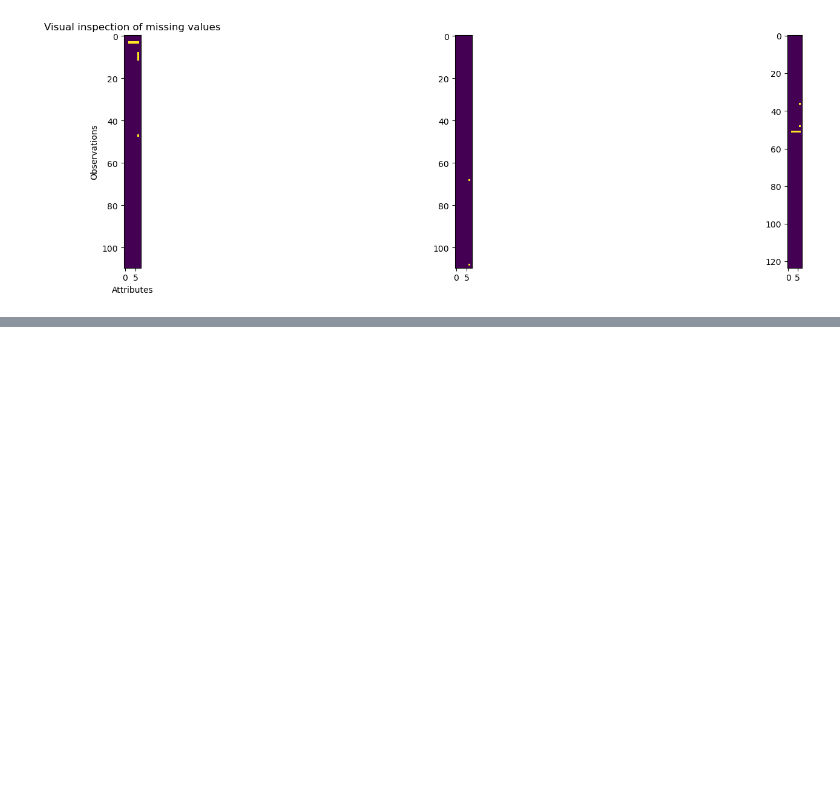
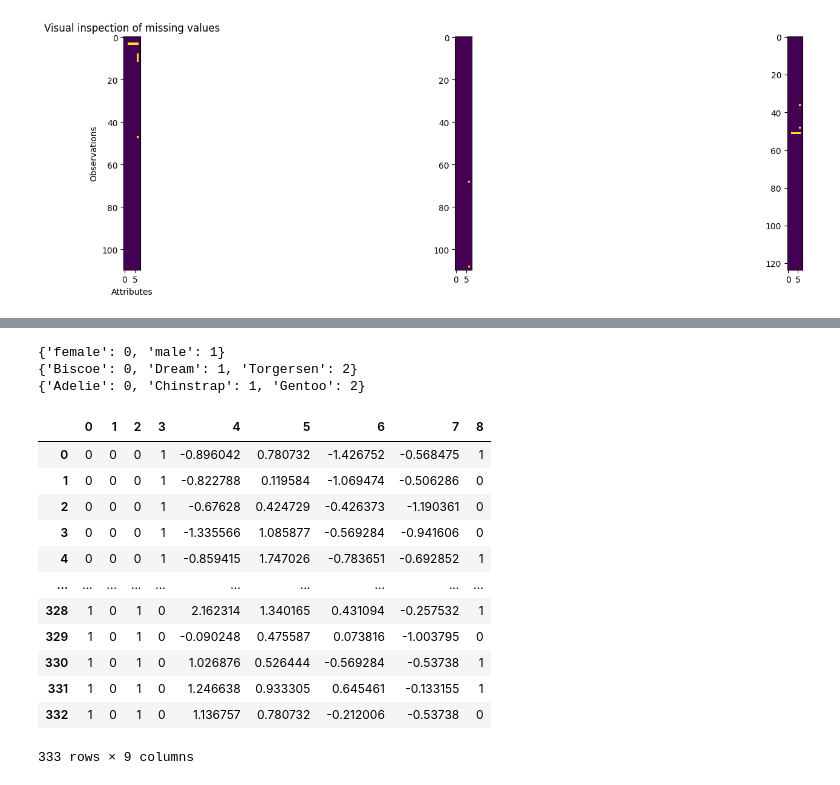
Before and after one commit to Brizzum/ML-reports, a Jupyter notebook: R1.ipynb, the cells around one changed output, grey strips where cells are left out. Saved outputs shown, nothing was run; the diff lists cells and outputs as text; code cells hidden in the pictures; blank space fills up the shorter version.

```diff
--- a/R1.ipynb
+++ b/R1.ipynb
@@ -154,0 +209,23 @@ array([[1, 0, 0, ..., 3750.0, 'male', 2007],
+# %%
+print(sexDict)
+print(islandDict)
+print(speciesDict)
+penguins = pd.DataFrame(X)
+penguins
+# %% [output]
+{'female': 0, 'male': 1}
+{'Biscoe': 0, 'Dream': 1, 'Torgersen': 2}
+{'Adelie': 0, 'Chinstrap': 1, 'Gentoo': 2}
+|  | 0 | 1 | 2 | 3 | 4 | 5 | 6 | 7 | 8 |
+| 0 | 0 | 0 | 0 | 1 | -0.896042 | 0.780732 | -1.426752 | -0.568475 | 1 |
+| 1 | 0 | 0 | 0 | 1 | -0.822788 | 0.119584 | -1.069474 | -0.506286 | 0 |
+| 2 | 0 | 0 | 0 | 1 | -0.67628 | 0.424729 | -0.426373 | -1.190361 | 0 |
+| 3 | 0 | 0 | 0 | 1 | -1.335566 | 1.085877 | -0.569284 | -0.941606 | 0 |
+| 4 | 0 | 0 | 0 | 1 | -0.859415 | 1.747026 | -0.783651 | -0.692852 | 1 |
+| ... | ... | ... | ... | ... | ... | ... | ... | ... | ... |
+| 328 | 1 | 0 | 1 | 0 | 2.162314 | 1.340165 | 0.431094 | -0.257532 | 1 |
+| 329 | 1 | 0 | 1 | 0 | -0.090248 | 0.475587 | 0.073816 | -1.003795 | 0 |
+| 330 | 1 | 0 | 1 | 0 | 1.026876 | 0.526444 | -0.569284 | -0.53738 | 1 |
+| 331 | 1 | 0 | 1 | 0 | 1.246638 | 0.933305 | 0.645461 | -0.133155 | 1 |
+| 332 | 1 | 0 | 1 | 0 | 1.136757 | 0.780732 | -0.212006 | -0.53738 | 0 |
+333 rows × 9 columns
```
Also changed, not shown: parts of 20 cells of this notebook.
